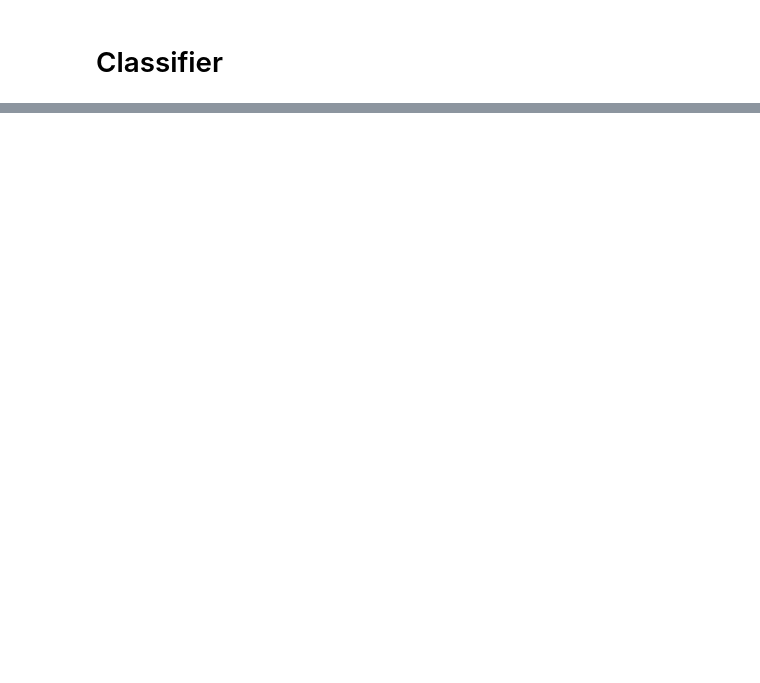
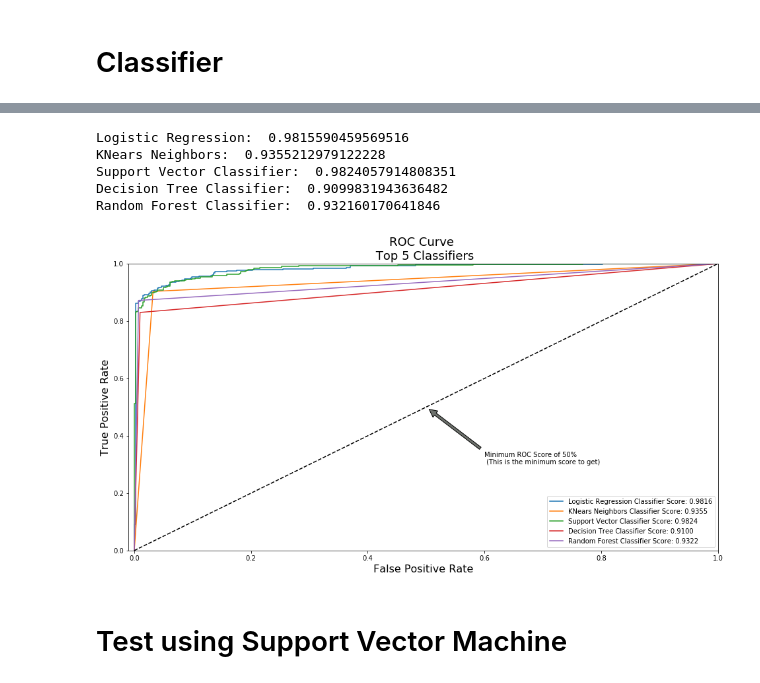
Before and after one commit to Benedict-yee/Data-Science-Project, a Jupyter notebook: Micro Project/Credit_card_fraud/Credit_Card_Fraud_Detection.ipynb, the cells around one changed output, grey strips where cells are left out. Cells and saved outputs as stored; diff of their text form; code cells hidden in the pictures; blank space fills up the shorter version.

```diff
--- a/Micro Project/Credit_card_fraud/Credit_Card_Fraud_Detection.ipynb
+++ b/Micro Project/Credit_card_fraud/Credit_Card_Fraud_Detection.ipynb
@@ -632,3 +417,0 @@ def plot_learning_curve(estimator1, estimator2, estimator3, estimator4, X, y, yl
-# %%
-cv = ShuffleSplit(n_splits=100, test_size=0.2, random_state=42)
-plot_learning_curve(log_reg, knears_neighbors, svc, tree_clf, X_train, y_train, (0.87, 1.01), cv=cv, n_jobs=4)
@@ -1319,3 +417,0 @@ Logistic Regression training score(%) : 94.0
-# %%
-kn = KNeighborsClassifier()
-kn.fit(X_train,y_train)
@@ -1479,0 +484,58 @@ Text(0.5, 15.0, 'Predicted Label')
+# %%
+from sklearn.metrics import roc_curve
+from sklearn.model_selection import cross_val_predict
+
+log_reg_pred = cross_val_predict(log_reg, X_train, y_train, cv=5, method="decision_function")
+
+knears_pred = cross_val_predict(knears_neighbors, X_train, y_train, cv=5)
+
+svc_pred = cross_val_predict(svc, X_train, y_train, cv=5, method="decision_function")
+
+tree_pred = cross_val_predict(tree_clf, X_train, y_train, cv=5)
+
+forest_pred = cross_val_predict(forest_clf, X_train, y_train, cv=5)
+# %%
+from sklearn.metrics import roc_auc_score
+
+print('Logistic Regression: ', roc_auc_score(y_train, log_reg_pred))
+print('KNears Neighbors: ', roc_auc_score(y_train, knears_pred))
+print('Support Vector Classifier: ', roc_auc_score(y_train, svc_pred))
+print('Decision Tree Classifier: ', roc_auc_score(y_train, tree_pred))
+print('Random Forest Classifier: ', roc_auc_score(y_train, forest_pred))
+# %% [output]
+Logistic Regression:  0.9815590459569516
+KNears Neighbors:  0.9355212979122228
+Support Vector Classifier:  0.9824057914808351
+Decision Tree Classifier:  0.9099831943636482
+Random Forest Classifier:  0.932160170641846
+# %%
+log_fpr, log_tpr, log_thresold = roc_curve(y_train, log_reg_pred)
+knear_fpr, knear_tpr, knear_threshold = roc_curve(y_train, knears_pred)
+svc_fpr, svc_tpr, svc_threshold = roc_curve(y_train, svc_pred)
+tree_fpr, tree_tpr, tree_threshold = roc_curve(y_train, tree_pred)
+forest_fpr, forest_tpr, forest_threshold = roc_curve(y_train, forest_pred)
+
+
+def graph_roc_curve_multiple(log_fpr, log_tpr, knear_fpr, knear_tpr, svc_fpr, svc_tpr, tree_fpr, tree_tpr,forest_fpr, forest_tpr):
+    plt.figure(figsize=(16,8))
+    plt.title('ROC Curve \n Top 5 Classifiers', fontsize=18)
+    plt.plot(log_fpr, log_tpr, label='Logistic Regression Classifier Score: {:.4f}'.format(roc_auc_score(y_train, log_reg_pred)))
+    plt.plot(knear_fpr, knear_tpr, label='KNears Neighbors Classifier Score: {:.4f}'.format(roc_auc_score(y_train, knears_pred)))
+    plt.plot(svc_fpr, svc_tpr, label='Support Vector Classifier Score: {:.4f}'.format(roc_auc_score(y_train, svc_pred)))
+    plt.plot(tree_fpr, tree_tpr, label='Decision Tree Classifier Score: {:.4f}'.format(roc_auc_score(y_train, tree_pred)))
+    plt.plot(forest_fpr, forest_tpr, label='Random Forest Classifier Score: {:.4f}'.format(roc_auc_score(y_train, forest_pred)))
+    plt.plot([0, 1], [0, 1], 'k--')
+    plt.axis([-0.01, 1, 0, 1])
+    plt.xlabel('False Positive Rate', fontsize=16)
+    plt.ylabel('True Positive Rate', fontsize=16)
+    plt.annotate('Minimum ROC Score of 50% \n (This is the minimum score to get)', xy=(0.5, 0.5), xytext=(0.6, 0.3),
+                arrowprops=dict(facecolor='#6E726D', shrink=0.05),
+                )
+    plt.legend()
+
+graph_roc_curve_multiple(log_fpr, log_tpr, knear_fpr, knear_tpr, svc_fpr, svc_tpr, tree_fpr, tree_tpr,forest_fpr, forest_tpr)
+plt.show()
+# %% [output]
+[figure, added]
+# %% [markdown]
+# Test using Support Vector Machine
```
Also changed, not shown: parts of 92 cells of this notebook.
